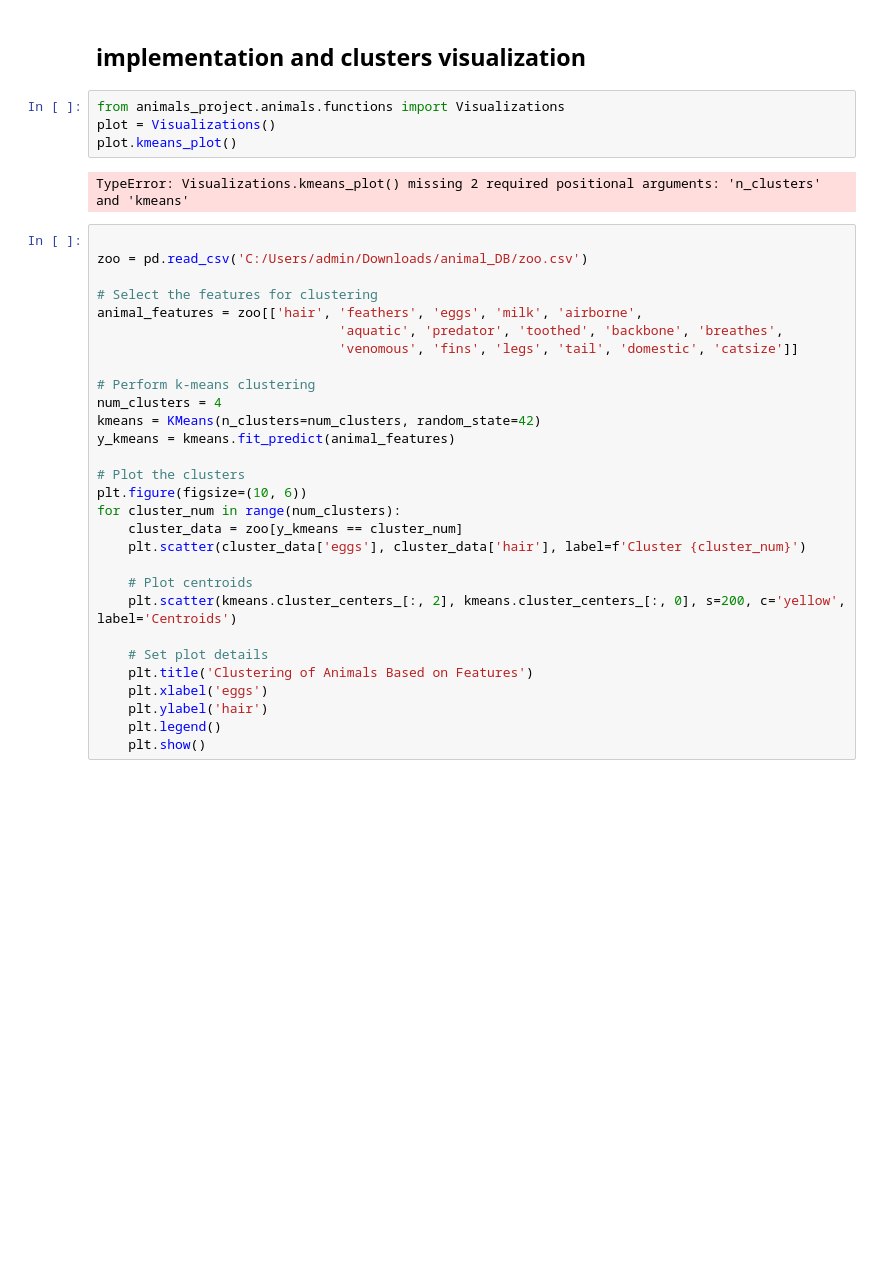
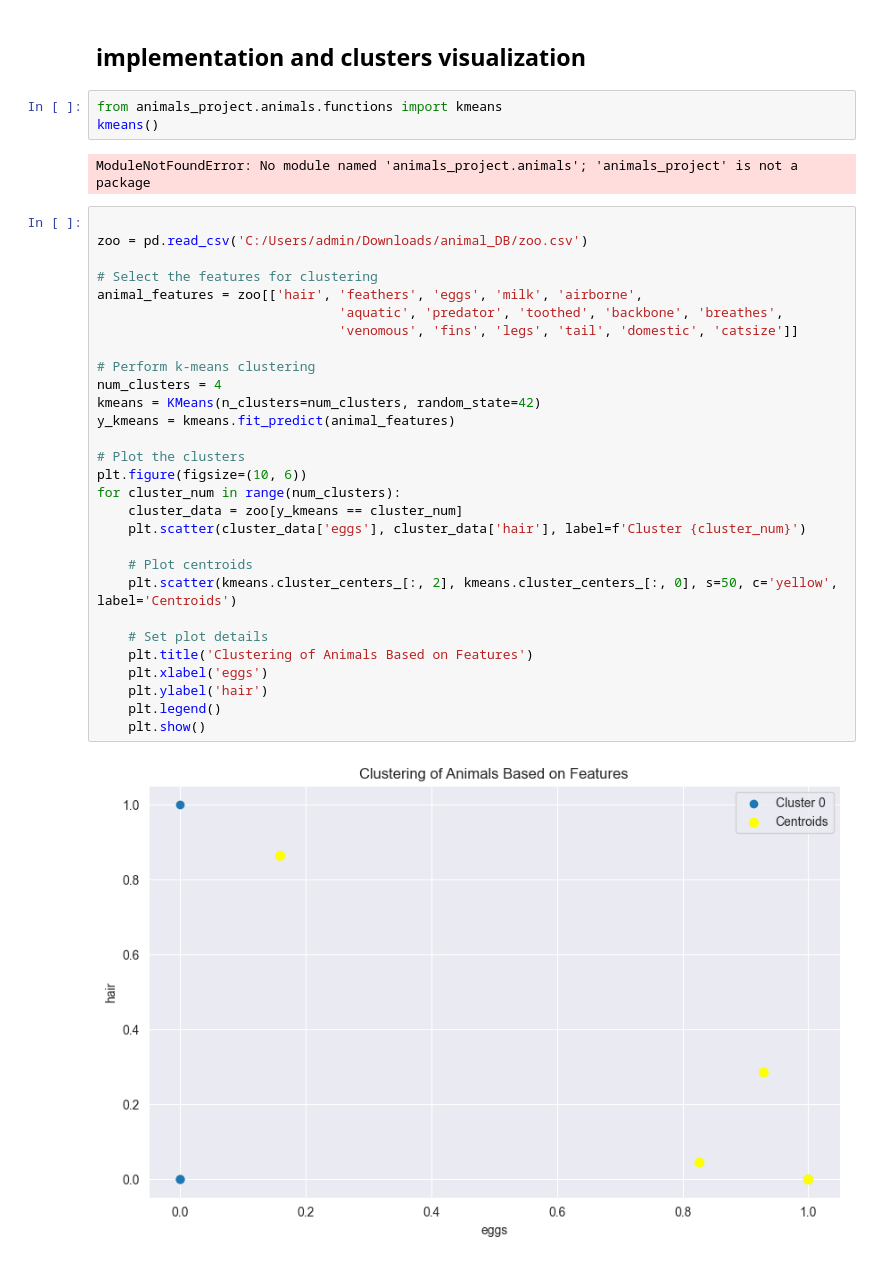
Before and after one commit to sergiopicascia/dscoding-projects, a Jupyter notebook: ikram.naser/animals_project/animals/project.ipynb, the cells around one changed output. Drawn from its saved outputs; the diff is of its cells as text; blank space fills up the shorter version.

```diff
--- a/ikram.naser/animals_project/animals/project.ipynb
+++ b/ikram.naser/animals_project/animals/project.ipynb
@@ -389,37 +641,38 @@ ValueError: x and y must have same first dimension, but have shapes (10,) and (1
 # %% [markdown]
 ## implementation and clusters visualization
-# %%
-from animals_project.animals.functions import Visualizations
-plot = Visualizations()
-plot.kmeans_plot()
-# %% [output]
-TypeError: Visualizations.kmeans_plot() missing 2 required positional arguments: 'n_clusters' and 'kmeans'
+# %%
+from animals_project.animals.functions import kmeans
+kmeans()
+# %% [output]
+ModuleNotFoundError: No module named 'animals_project.animals'; 'animals_project' is not a package
 # %%
 
 zoo = pd.read_csv('C:/Users/admin/Downloads/animal_DB/zoo.csv')
 
 # Select the features for clustering
 animal_features = zoo[['hair', 'feathers', 'eggs', 'milk', 'airborne',
                                'aquatic', 'predator', 'toothed', 'backbone', 'breathes',
                                'venomous', 'fins', 'legs', 'tail', 'domestic', 'catsize']]
 
 # Perform k-means clustering
 num_clusters = 4
 kmeans = KMeans(n_clusters=num_clusters, random_state=42)
 y_kmeans = kmeans.fit_predict(animal_features)
 
 # Plot the clusters
 plt.figure(figsize=(10, 6))
 for cluster_num in range(num_clusters):
     cluster_data = zoo[y_kmeans == cluster_num]
     plt.scatter(cluster_data['eggs'], cluster_data['hair'], label=f'Cluster {cluster_num}')
 
     # Plot centroids
-    plt.scatter(kmeans.cluster_centers_[:, 2], kmeans.cluster_centers_[:, 0], s=200, c='yellow', label='Centroids')
+    plt.scatter(kmeans.cluster_centers_[:, 2], kmeans.cluster_centers_[:, 0], s=50, c='yellow', label='Centroids')
 
     # Set plot details
     plt.title('Clustering of Animals Based on Features')
     plt.xlabel('eggs')
     plt.ylabel('hair')
     plt.legend()
     plt.show()
+# %% [output]
+[figure, added]
```
Also changed, not shown: parts of 49 cells of this notebook.
